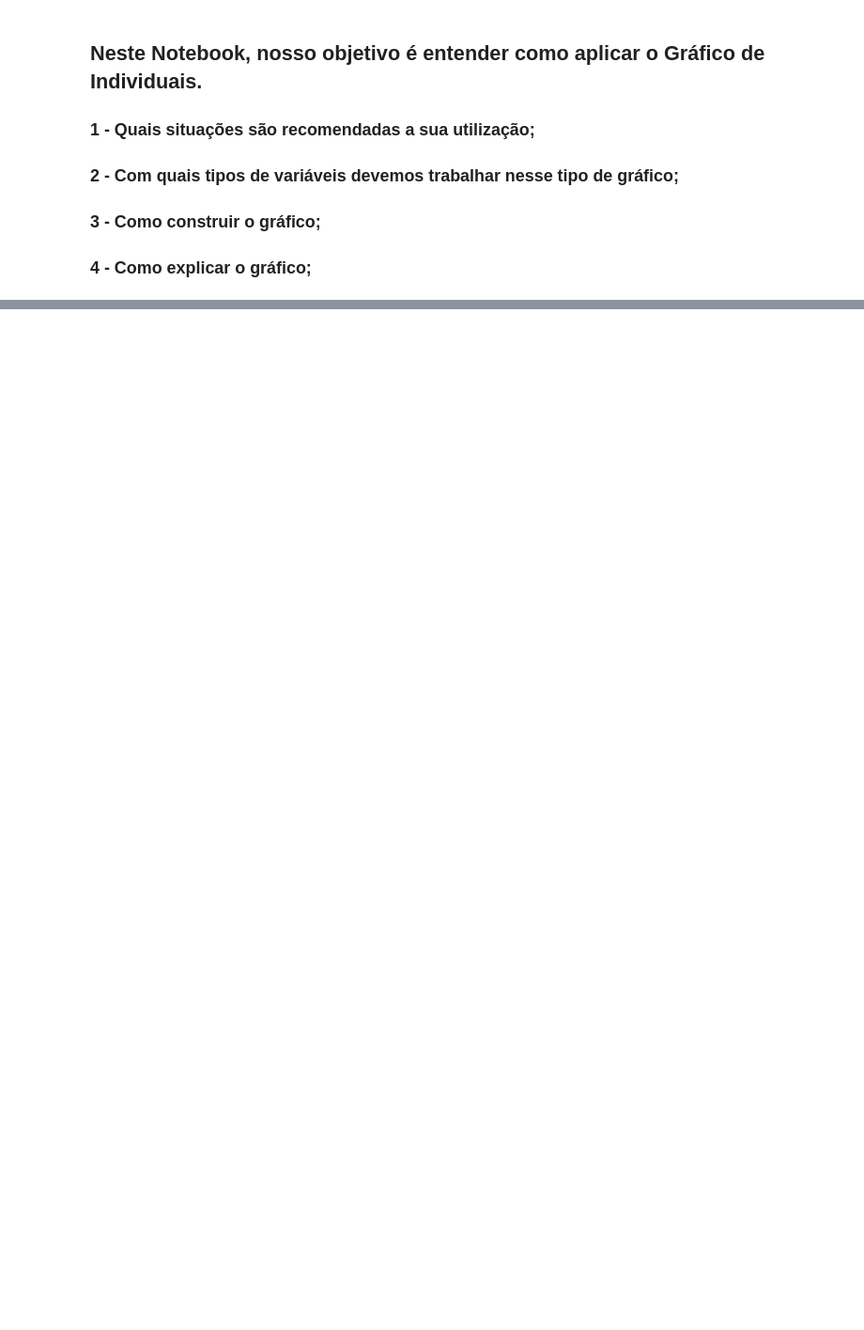
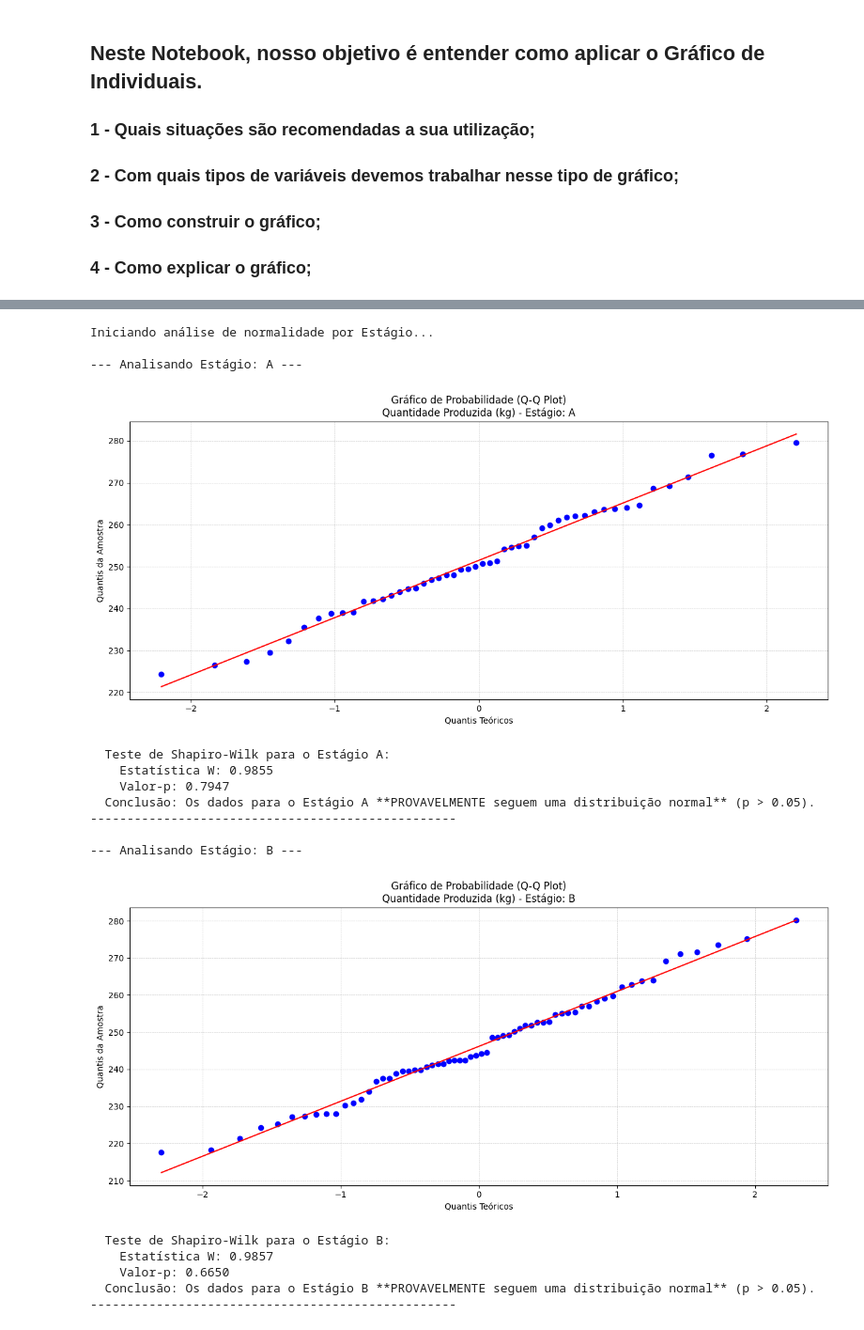
Before and after one commit to moises-rb/Analise_Dados, a Jupyter notebook: Green_Belt/2-Measure/DistribuicaoEstatistica/Gráfico_de_Individuais.ipynb, the cells around one changed output, grey strips where cells are left out. Shown at 94% size. Saved outputs shown, nothing was run; the diff lists cells and outputs as text; code cells hidden in the pictures; blank space fills up the shorter version.

Commit message:
subindo arquivos para grafico de individuais

```diff
--- a/Green_Belt/2-Measure/DistribuicaoEstatistica/Gráfico_de_Individuais.ipynb
+++ b/Green_Belt/2-Measure/DistribuicaoEstatistica/Gráfico_de_Individuais.ipynb
@@ -14,6 +14,6 @@ import seaborn as sns
 import numpy as np
 import scipy.stats as stats
 # %%
-url = 'https://github.com/moises-rb/Analise_Dados/blob/main/Green_Belt/DistribuicaoEstatistica/base_dados/Green_Belt_FM2S_Demo_3.xlsx?raw=True'
+url = 'https://github.com/moises-rb/Analise_Dados/blob/main/Green_Belt/2-Measure/DistribuicaoEstatistica/base_dados/Green_Belt_FM2S_Demo_4.xlsx?raw=True'
 dados = pd.read_excel(url)
 dados.head()
@@ -19,0 +27,5 @@ dados.head()
+# %%
+# Aqui o Pandas "prepara" o arquivo para ver as abas
+excel_file = pd.ExcelFile(url)
+nomes_das_abas = excel_file.sheet_names
+print(nomes_das_abas)
@@ -19,0 +34,4 @@ dados.head()
+# %%
+# Lendo a primeira aba da planilha
+dados_aba1 = pd.read_excel(url, sheet_name=nomes_das_abas[0]) # podemos ler assim também: dados_aba1 = pd.read_excel(url, sheet_name='Normalidade - Var. Contínuas 1')
+dados_aba1.head()
@@ -19,0 +47,69 @@ dados.head()
+# %%
+# --- Lógica de Análise por Estágio ---
+
+# Encontra todos os estágios únicos na sua coluna 'Estagio'
+estagios_disponiveis = dados_aba1['Estágio'].unique()
+
+print("Iniciando análise de normalidade por Estágio...\n")
+
+for estagio_atual in estagios_disponiveis:
+    print(f"--- Analisando Estágio: {estagio_atual} ---")
+
+    # Filtra o DataFrame para pegar apenas os dados do estágio atual
+    # E seleciona a coluna 'Quantidade produzida (kg)'
+    # E remove quaisquer valores NaN dela
+    dados_para_analisar_no_estagio = dados_aba1[
+        dados_aba1['Estágio'] == estagio_atual
+    ]['Quantidade produzida (kg)'].dropna()
+
+    # Verifica se há dados suficientes para analisar (pelo menos 3 pontos para probplot)
+    if len(dados_para_analisar_no_estagio) < 3:
+        print(f"  Não há dados suficientes ({len(dados_para_analisar_no_estagio)} pontos) para gerar o Q-Q Plot para o Estágio {estagio_atual}. Pulando...")
+        print("-" * 50 + "\n")
+        continue
+
+    # Gerando o gráfico de probabilidade (Q-Q Plot)
+    fig, ax = plt.subplots(figsize=(15, 6))
+
+    # A "mágica" que faz o gráfico!
+    stats.probplot(dados_para_analisar_no_estagio, dist="norm", plot=ax)
+
+    # Adicionando um título específico para cada estágio
+    ax.set_title(f'Gráfico de Probabilidade (Q-Q Plot)\nQuantidade Produzida (kg) - Estágio: {estagio_atual}')
+    ax.set_xlabel('Quantis Teóricos') # Rótulo padrão para Q-Q Plot
+    ax.set_ylabel('Quantis da Amostra') # Rótulo padrão para Q-Q Plot
+
+    plt.grid(True, which='both', linestyle='--', linewidth=0.5, alpha=0.7) # Coloca as grades
+    plt.show() # Mostra o desenho!
+
+    # --- Teste de Shapiro-Wilk ---
+    # Realizando o teste estatístico de normalidade
+    stat_shapiro, p_shapiro = stats.shapiro(dados_para_analisar_no_estagio)
+    print(f"  Teste de Shapiro-Wilk para o Estágio {estagio_atual}:")
+    print(f"    Estatística W: {stat_shapiro:.4f}")
+    print(f"    Valor-p: {p_shapiro:.4f}")
+
+    if p_shapiro > 0.05:
+        print(f"  Conclusão: Os dados para o Estágio {estagio_atual} **PROVAVELMENTE seguem uma distribuição normal** (p > 0.05).")
+    else:
+        print(f"  Conclusão: Os dados para o Estágio {estagio_atual} **NÃO seguem uma distribuição normal** (p <= 0.05).")
+
+    print("-" * 50 + "\n") # Separador para o próximo estágio
+# %% [output]
+Iniciando análise de normalidade por Estágio...
+
+--- Analisando Estágio: A ---
+[figure, added]
+  Teste de Shapiro-Wilk para o Estágio A:
+    Estatística W: 0.9855
+    Valor-p: 0.7947
+  Conclusão: Os dados para o Estágio A **PROVAVELMENTE seguem uma distribuição normal** (p > 0.05).
+--------------------------------------------------
+
+--- Analisando Estágio: B ---
+[figure, added]
+  Teste de Shapiro-Wilk para o Estágio B:
+    Estatística W: 0.9857
+    Valor-p: 0.6650
+  Conclusão: Os dados para o Estágio B **PROVAVELMENTE seguem uma distribuição normal** (p > 0.05).
+--------------------------------------------------
```
Also changed, not shown: parts of 5 cells of this notebook.
